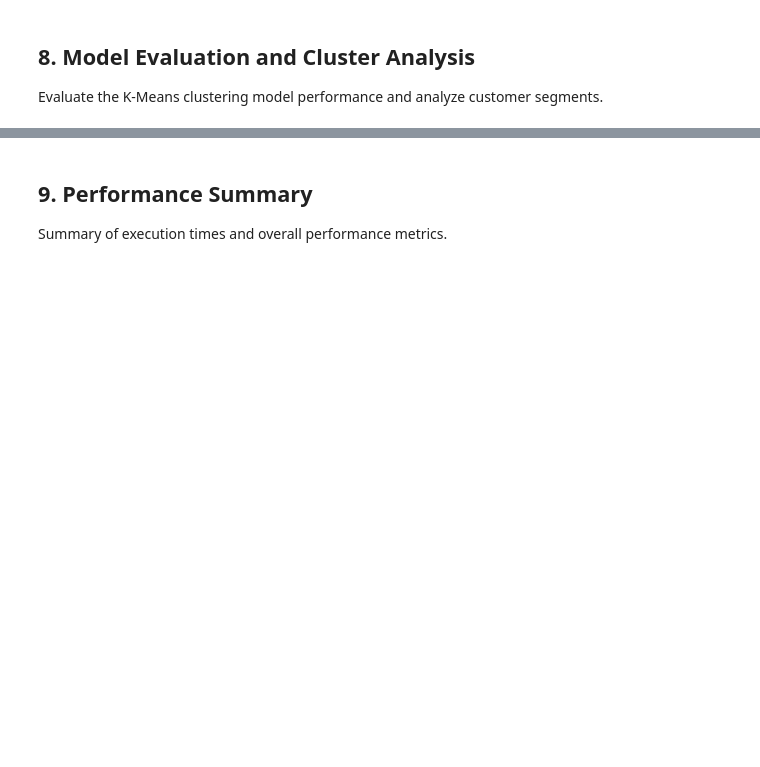
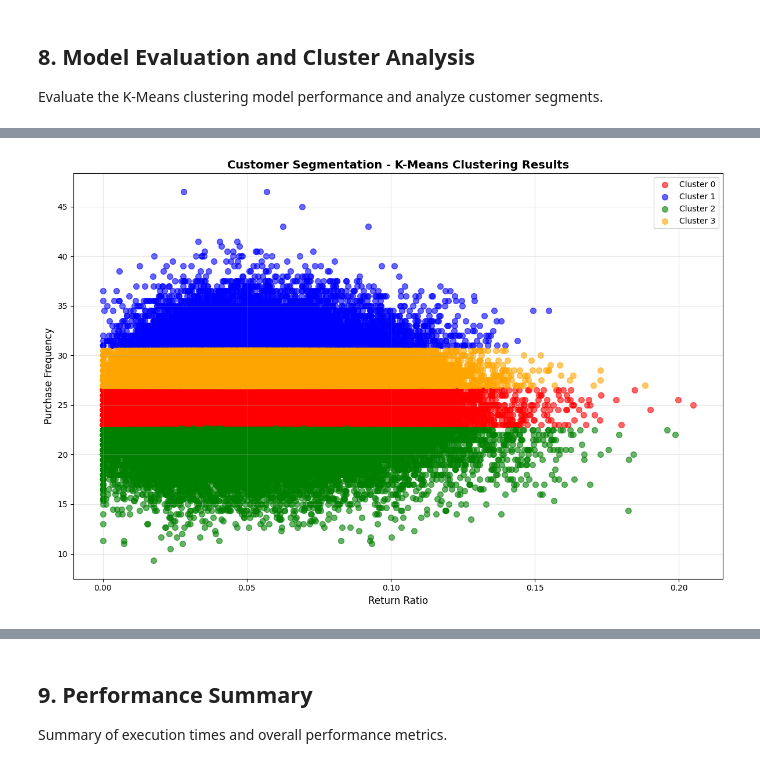
Before and after one commit to Teradata/vector-store-examples, a Jupyter notebook: In_DB_Analytics_Functions/UseCase01/UseCase_01_CostumerSegmentation.ipynb, the cells around one changed output, grey strips where cells are left out. Saved outputs shown, nothing was run; the diff lists cells and outputs as text; code cells hidden in the pictures; blank space fills up the shorter version.

Commit message:
Updated based on feedback (Better Visualization)

```diff
--- a/In_DB_Analytics_Functions/UseCase01/UseCase_01_CostumerSegmentation.ipynb
+++ b/In_DB_Analytics_Functions/UseCase01/UseCase_01_CostumerSegmentation.ipynb
@@ -510,0 +604,94 @@ CLUSTER ANALYSIS:
+# %%
+# Visualize clustering results
+def visualize_clusters(model_file, eng):
+    """
+    Create visualizations of the clustering results
+    """
+    print("Creating cluster visualizations...")
+
+    # Get cluster data (no distance column available)
+    cluster_query = f"""
+    SELECT
+        o_customer_sk,
+        return_ratio,
+        frequency,
+        cluster_id
+    FROM {model_file}
+    """
+
+    result = execute_sql(cluster_query)
+    cluster_data = pd.DataFrame(result)
+
+    # Fix column names since execute_sql returns numeric column indices
+    if len(cluster_data.columns) == 4:
+        cluster_data.columns = ['o_customer_sk', 'return_ratio', 'frequency', 'cluster_id']
+
+    # Create scatter plot of clusters
+    plt.figure(figsize=(12, 8))
+
+    # Plot each cluster with different colors
+    colors = ['red', 'blue', 'green', 'orange', 'purple', 'brown', 'pink', 'gray']
+    cluster_ids = sorted(cluster_data['cluster_id'].unique())
+
+    for i, cluster_id in enumerate(cluster_ids):
+        cluster_points = cluster_data[cluster_data['cluster_id'] == cluster_id]
+        plt.scatter(cluster_points['return_ratio'], cluster_points['frequency'],
+                   c=colors[i % len(colors)], label=f'Cluster {int(cluster_id)}',
+                   alpha=0.6, s=50)
+
+    plt.xlabel('Return Ratio', fontsize=12)
+    plt.ylabel('Purchase Frequency', fontsize=12)
+    plt.title('Customer Segmentation - K-Means Clustering Results', fontsize=14, fontweight='bold')
+    plt.legend()
+    plt.grid(True, alpha=0.3)
+    plt.tight_layout()
+    plt.show()
+
+    # Create cluster interpretation
+    print("\nCluster Interpretation:")
+    print("=" * 50)
+
+    cluster_summary = cluster_data.groupby('cluster_id').agg({
+        'o_customer_sk': 'count',
+        'return_ratio': ['mean', 'std'],
+        'frequency': ['mean', 'std']
+    }).round(3)
+
+    cluster_summary.columns = ['Customer_Count', 'Avg_Return_Ratio', 'Std_Return_Ratio',
+                              'Avg_Frequency', 'Std_Frequency']
+
+    print(cluster_summary)
+
+    # Provide business interpretation
+    print("\nBusiness Interpretation:")
+    print("-" * 30)
+
+    for cluster_id in cluster_ids:
+        cluster_stats = cluster_data[cluster_data['cluster_id'] == cluster_id]
+        avg_return = cluster_stats['return_ratio'].mean()
+        avg_freq = cluster_stats['frequency'].mean()
+        count = len(cluster_stats)
+
+        if avg_return < 0.1 and avg_freq > cluster_data['frequency'].median():
+            segment_type = "Loyal Customers (Low returns, High frequency)"
+        elif avg_return > 0.3 and avg_freq < cluster_data['frequency'].median():
+            segment_type = "Problem Customers (High returns, Low frequency)"
+        elif avg_return < 0.2 and avg_freq < cluster_data['frequency'].median():
+            segment_type = "Occasional Customers (Low returns, Low frequency)"
+        elif avg_return > 0.2 and avg_freq > cluster_data['frequency'].median():
+            segment_type = "Active Returners (High returns, High frequency)"
+        else:
+            segment_type = "Mixed Behavior"
+
+        print(f"Cluster {int(cluster_id)}: {segment_type}")
+        print(f"  - {count} customers ({count/len(cluster_data)*100:.1f}%)")
+        print(f"  - Avg Return Ratio: {avg_return:.3f}")
+        print(f"  - Avg Frequency: {avg_freq:.1f}")
+        print()
+
+# Generate cluster visualizations and analysis
+if train_status:
+    visualize_clusters(MODEL_FILE, eng)
+else:
+    print("Cannot visualize clusters - model training failed")
+# %% [output]
@@ -510,0 +699 @@ CLUSTER ANALYSIS:
+[figure, added]
```
Also changed, not shown: parts of 16 cells of this notebook.
